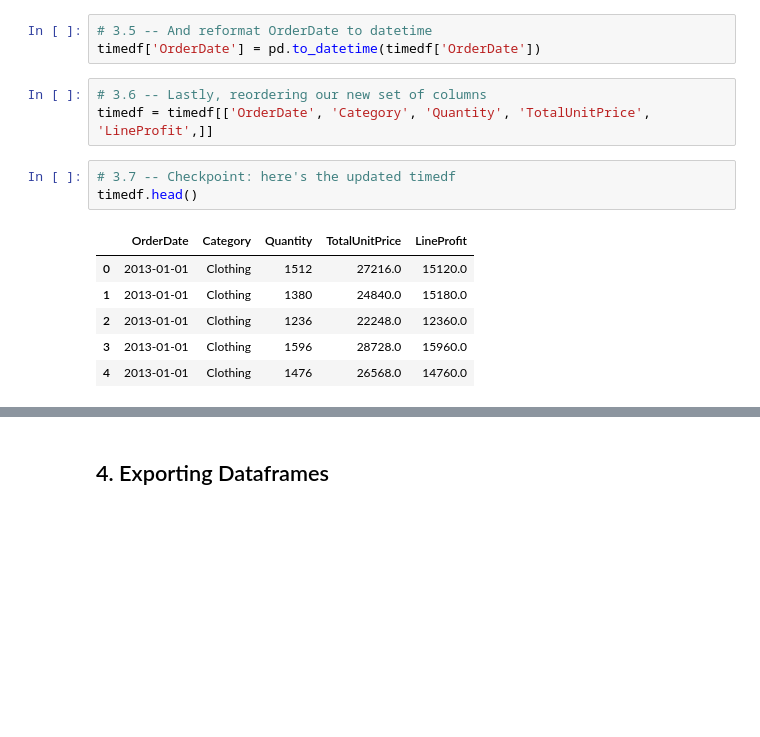
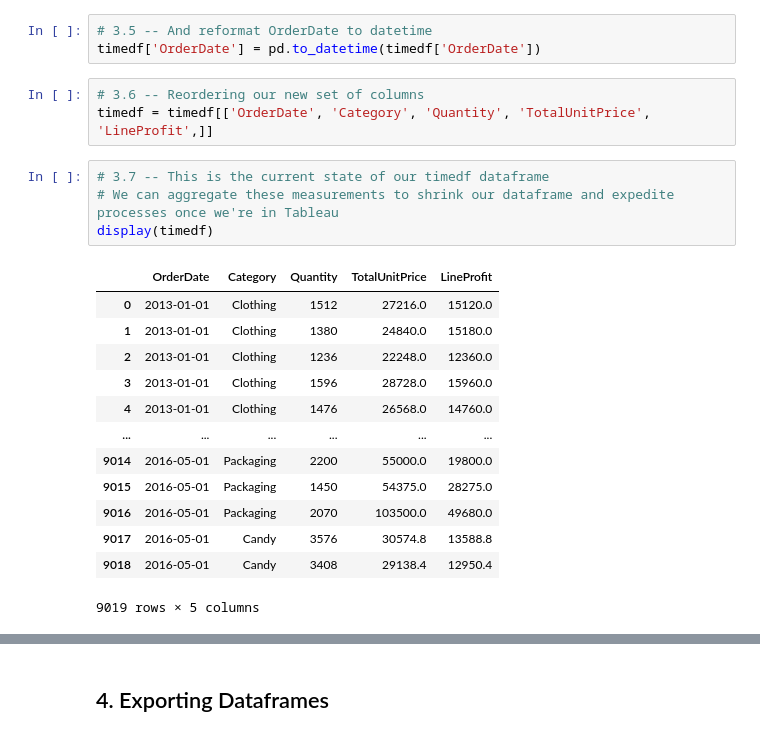
Before and after one commit to andrewbruening/Wide-World-Importers-Product-Analysis, a Jupyter notebook: WideWorldImporters Project.ipynb, the cells around one changed output, grey strips where cells are left out. Drawn from its saved outputs; the diff is of its cells as text; blank space fills up the shorter version.

```diff
--- a/WideWorldImporters Project.ipynb
+++ b/WideWorldImporters Project.ipynb
@@ -256,15 +294,23 @@ timedf.drop(columns = ['Year', 'Month'], inplace= True)
 # 3.5 -- And reformat OrderDate to datetime
 timedf['OrderDate'] = pd.to_datetime(timedf['OrderDate'])
 # %%
-# 3.6 -- Lastly, reordering our new set of columns
+# 3.6 -- Reordering our new set of columns
 timedf = timedf[['OrderDate', 'Category', 'Quantity', 'TotalUnitPrice', 'LineProfit',]]
-# %%
-# 3.7 -- Checkpoint: here's the updated timedf
-timedf.head()
-# %% [output]
-|  | OrderDate | Category | Quantity | TotalUnitPrice | LineProfit |
-| 0 | 2013-01-01 | Clothing | 1512 | 27216.0 | 15120.0 |
-| 1 | 2013-01-01 | Clothing | 1380 | 24840.0 | 15180.0 |
-| 2 | 2013-01-01 | Clothing | 1236 | 22248.0 | 12360.0 |
-| 3 | 2013-01-01 | Clothing | 1596 | 28728.0 | 15960.0 |
-| 4 | 2013-01-01 | Clothing | 1476 | 26568.0 | 14760.0 |
+# %%
+# 3.7 -- This is the current state of our timedf dataframe
+# We can aggregate these measurements to shrink our dataframe and expedite processes once we're in Tableau
+display(timedf)
+# %% [output]
+|  | OrderDate | Category | Quantity | TotalUnitPrice | LineProfit |
+| 0 | 2013-01-01 | Clothing | 1512 | 27216.0 | 15120.0 |
+| 1 | 2013-01-01 | Clothing | 1380 | 24840.0 | 15180.0 |
+| 2 | 2013-01-01 | Clothing | 1236 | 22248.0 | 12360.0 |
+| 3 | 2013-01-01 | Clothing | 1596 | 28728.0 | 15960.0 |
+| 4 | 2013-01-01 | Clothing | 1476 | 26568.0 | 14760.0 |
+| ... | ... | ... | ... | ... | ... |
+| 9014 | 2016-05-01 | Packaging | 2200 | 55000.0 | 19800.0 |
+| 9015 | 2016-05-01 | Packaging | 1450 | 54375.0 | 28275.0 |
+| 9016 | 2016-05-01 | Packaging | 2070 | 103500.0 | 49680.0 |
+| 9017 | 2016-05-01 | Candy | 3576 | 30574.8 | 13588.8 |
+| 9018 | 2016-05-01 | Candy | 3408 | 29138.4 | 12950.4 |
+9019 rows × 5 columns
```
Also changed, not shown: parts of 10 cells of this notebook.
